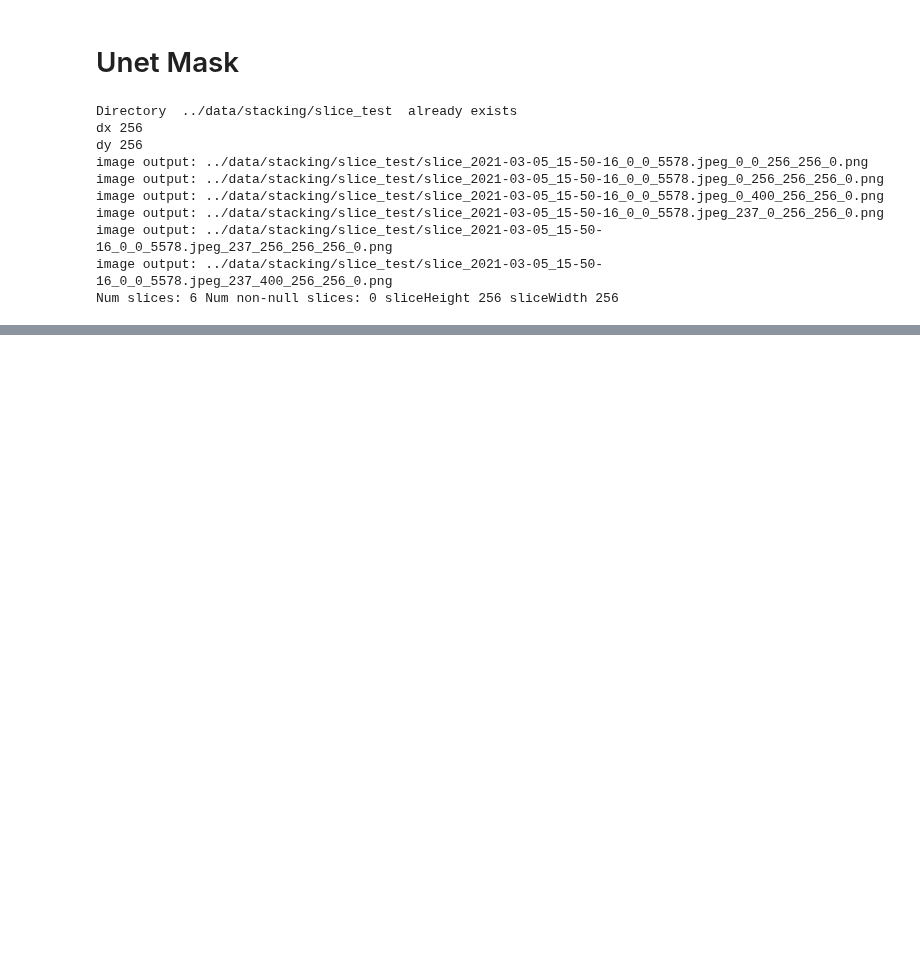
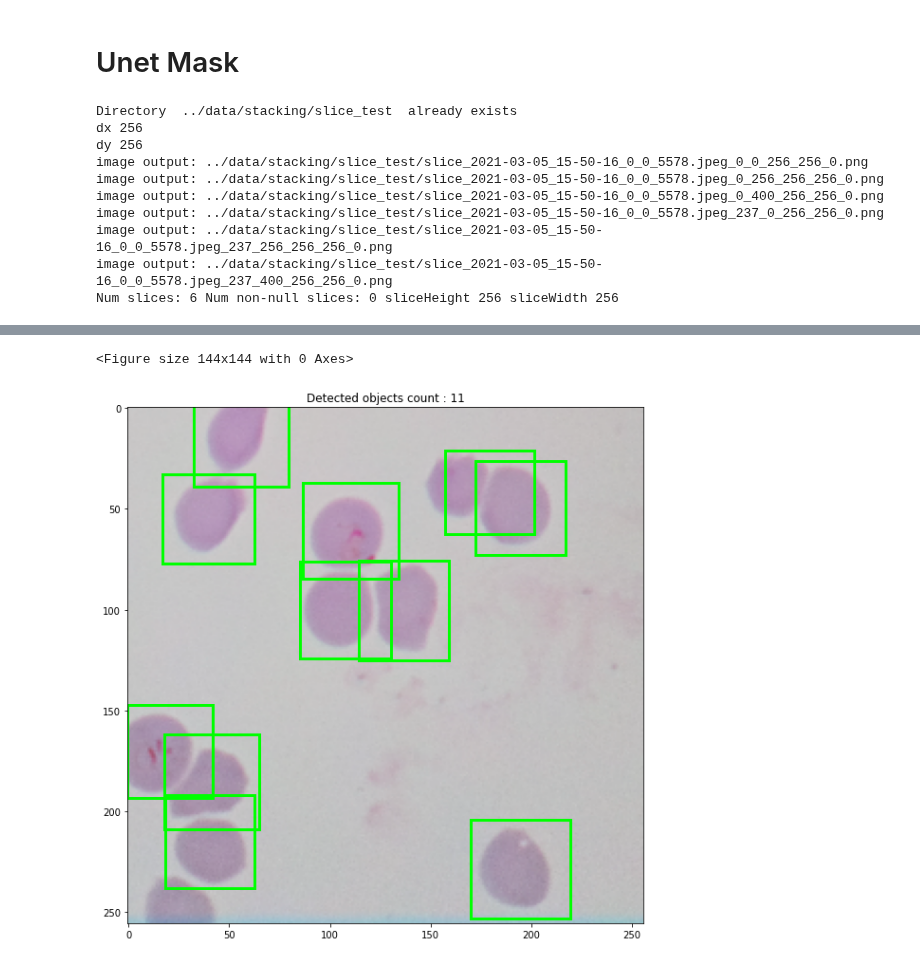
Before and after one commit to danielbarco/malatec, a Jupyter notebook: Notebooks/testing_pipeline.ipynb, the cells around one changed output, grey strips where cells are left out. Saved outputs shown, nothing was run; the diff lists cells and outputs as text; code cells hidden in the pictures; blank space fills up the shorter version.

```diff
--- a/Notebooks/testing_pipeline.ipynb
+++ b/Notebooks/testing_pipeline.ipynb
@@ -126,0 +197,5 @@ ValueError: Unknown layer: SpaceToDepth
+# %%
+boxes, scores, classes = pipeline.display_yolo(imgs[0], yolo_model, score_threshold, iou_threshold, plot = True)
+# %% [output]
+<Figure size 144x144 with 0 Axes>
+[figure, added]
```
Also changed, not shown: parts of 11 cells of this notebook, 2 other files.
